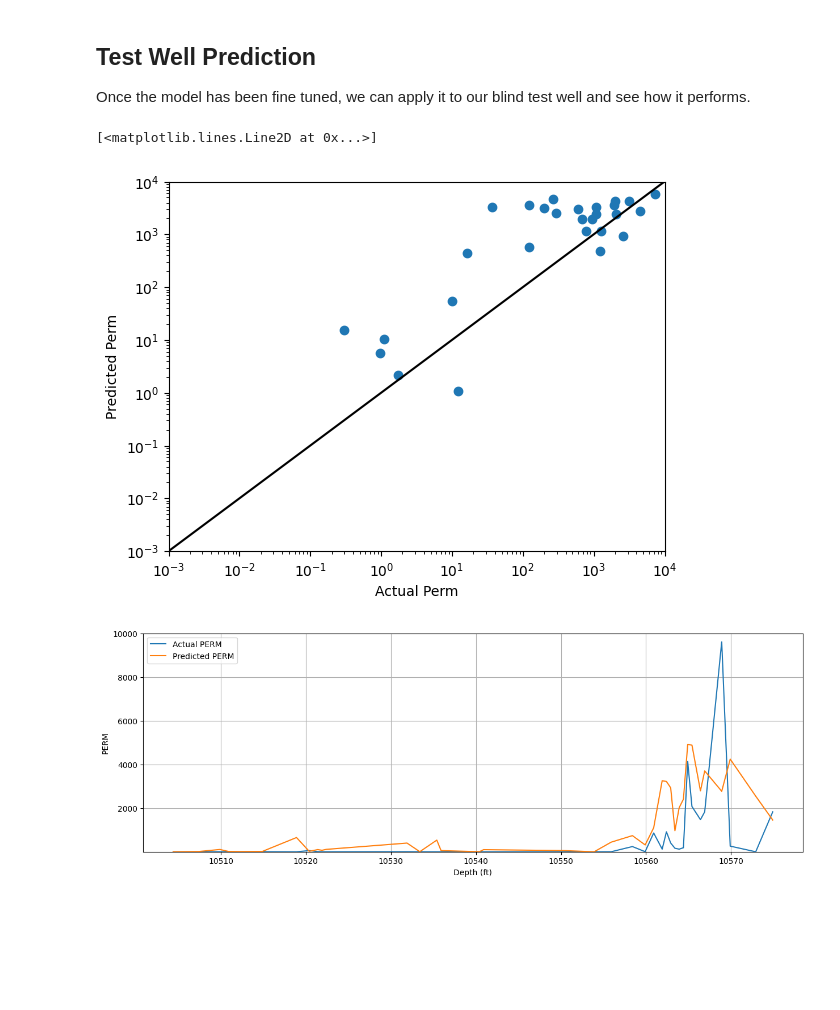
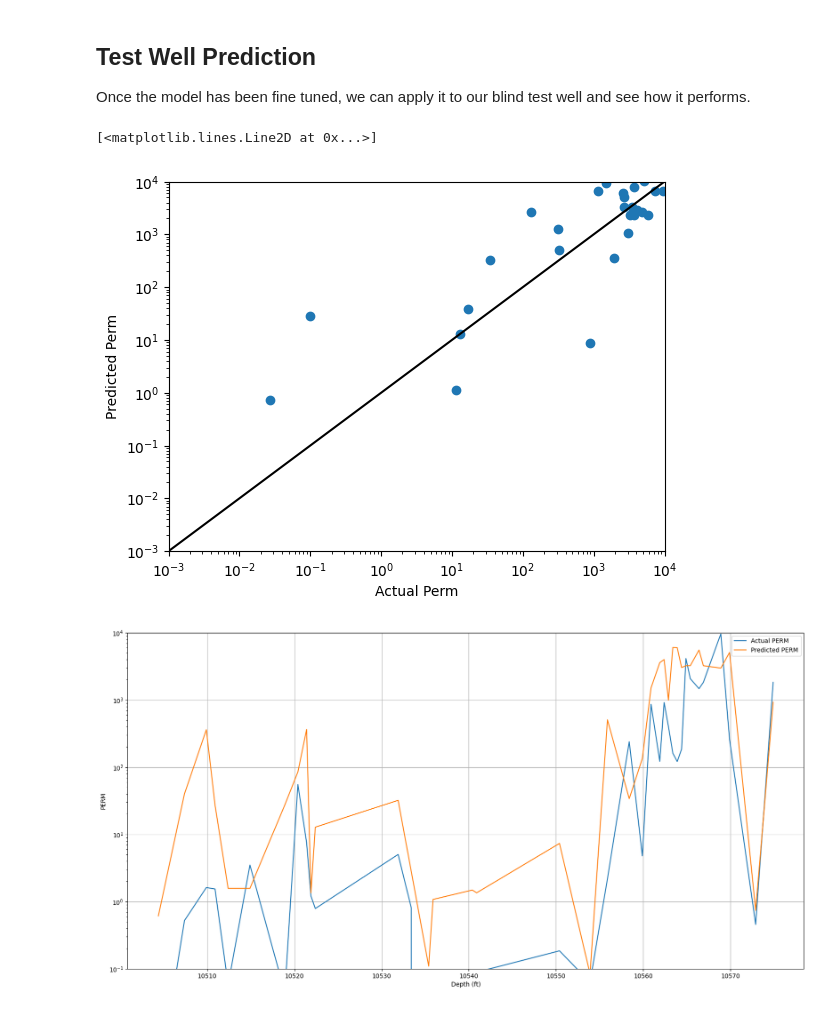
Before and after one commit to Jcavilarincon/Petrophysics-Python-Series, a Jupyter notebook: 29 - Random Forest for Regression - Prediction of Continuous Well Logs-Copy1.ipynb, the cells around one changed output. Cells and saved outputs as stored; diff of their text form; code cells hidden in the pictures; blank space fills up the shorter version.

```diff
--- a/29 - Random Forest for Regression - Prediction of Continuous Well Logs-Copy1.ipynb
+++ b/29 - Random Forest for Regression - Prediction of Continuous Well Logs-Copy1.ipynb
@@ -78,7 +78,7 @@ from sklearn.ensemble import RandomForestRegressor
 # %% [markdown]
 ### Selecting Training and Target Features
 # %%
-X = train_val_df[['GR','PEF','PHIA','PHIE','PHIN','RHOB','RT','SwIrr','SwMS','VSH']]
+X = train_val_df[['PHIE','SwIrr']]
 y = train_val_df['Core_Kmax']
 # %% [markdown]
 Note that the name test used here is commonly used within machine learning. In this case the variables X_test and y_test are our validation data. In other words it is used to help tune our model.
@@ -129,7 +129,7 @@ plt.plot([0.001, 10000], [0.001, 10000], 'black') #1 to 1 line
 ## Test Well Prediction
 Once the model has been fine tuned, we can apply it to our blind test well and see how it performs.
 # %%
-test_well_x = test_df[['GR','PEF','PHIA','PHIE','PHIN','RHOB','RT','SwIrr','SwMS','VSH']]
+test_well_x = test_df[['PHIE','SwIrr']]
 # %%
 test_df['TEST_PERM'] = regr.predict(test_well_x)
 # %%
@@ -143,15 +143,16 @@ plt.xlabel('Actual Perm')
 plt.plot([0.001, 10000], [0.001, 10000], 'black') #1 to 1 line
 # %% [output]
 [<matplotlib.lines.Line2D at 0x...>]
-[figure, old version]
+[figure, new version]
 # %%
-plt.figure(figsize=(15, 5))
+plt.figure(figsize=(20, 10))
 plt.plot(test_df['DEPTH'], test_df['Core_Kmax'], label='Actual PERM')
 plt.plot(test_df['DEPTH'], test_df['TEST_PERM'], label='Predicted PERM')
 plt.xlabel('Depth (ft)')
 plt.ylabel('PERM')
-plt.ylim(0.001, 10000)
+plt.ylim(0.1, 10000)
+plt.yscale('log')
 plt.legend()
 plt.grid()
 # %% [output]
-[figure, old version]
+[figure, new version]
```
Also changed, not shown: parts of 3 cells of this notebook.
